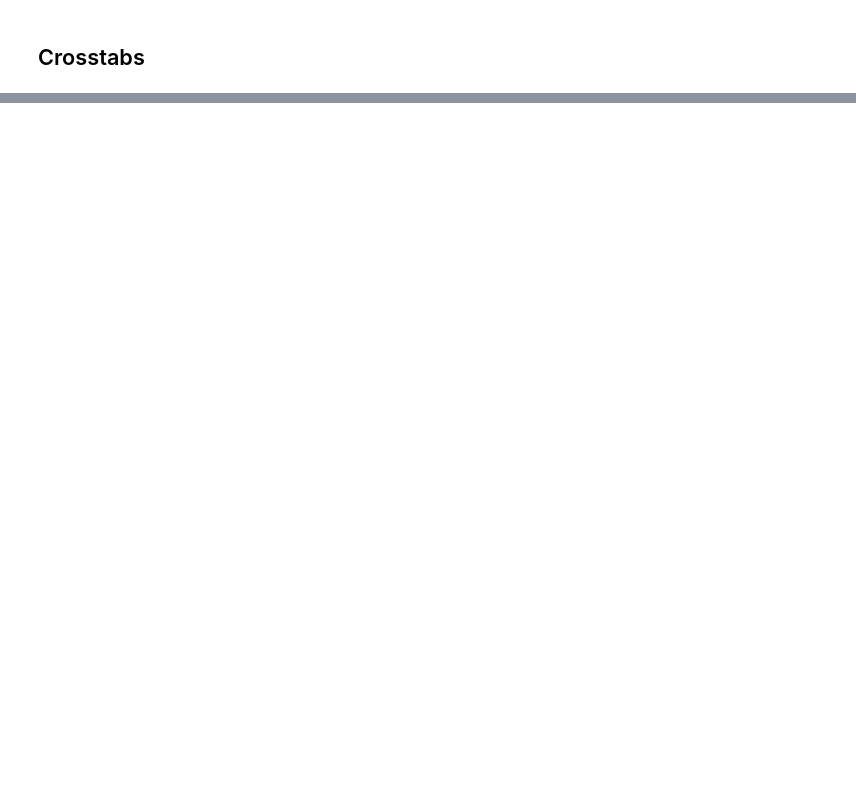
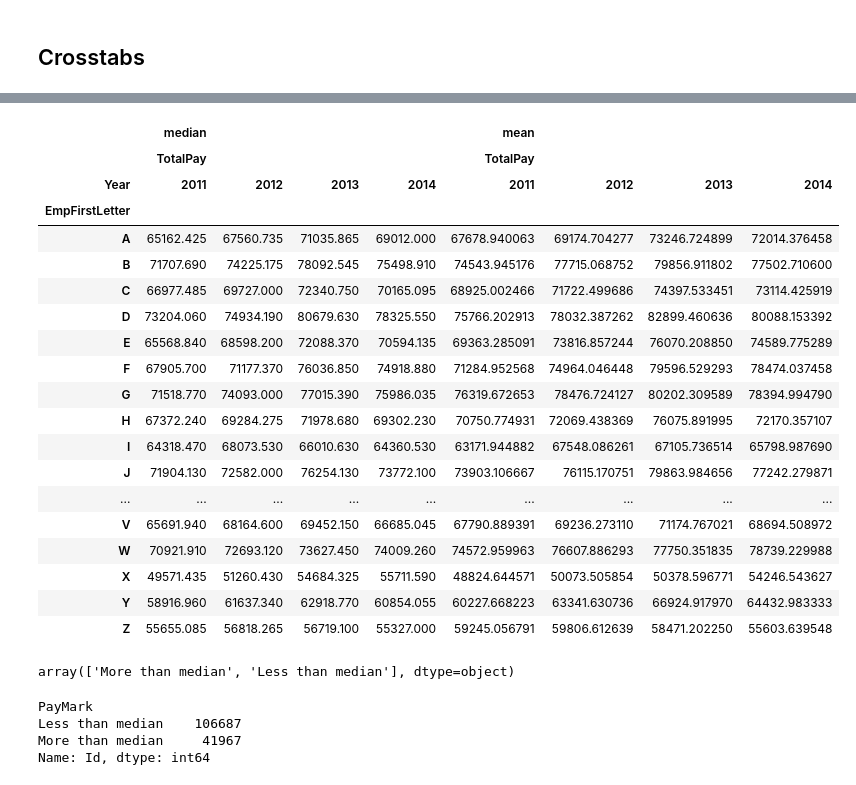
Before and after one commit to HydPy/HydPy-meetups, a Jupyter notebook: HydPy-da-part1.ipynb, the cells around one changed output, grey strips where cells are left out. Saved outputs shown, nothing was run; the diff lists cells and outputs as text; code cells hidden in the pictures; blank space fills up the shorter version.

Commit message:
updated crosstabs, pivots, loc

```diff
--- a/HydPy-da-part1.ipynb
+++ b/HydPy-da-part1.ipynb
@@ -612,0 +1214,39 @@ u'0.18.1'
+# %%
+sal = pd.read_csv(r'Salaries.csv')
+# %%
+sal['EmpFirstLetter'] = sal.EmployeeName.str[:1]
+sal.pivot_table(index=['EmpFirstLetter'], columns=['Year'], values=['TotalPay'], aggfunc=[median, mean])
+# %% [output]
+|  | median |  |  |  | mean |  |  |  |
+|  | TotalPay |  |  |  | TotalPay |  |  |  |
+| Year | 2011 | 2012 | 2013 | 2014 | 2011 | 2012 | 2013 | 2014 |
+| EmpFirstLetter |  |  |  |  |  |  |  |  |
+| A | 65162.425 | 67560.735 | 71035.865 | 69012.000 | 67678.940063 | 69174.704277 | 73246.724899 | 72014.376458 |
+| B | 71707.690 | 74225.175 | 78092.545 | 75498.910 | 74543.945176 | 77715.068752 | 79856.911802 | 77502.710600 |
+| C | 66977.485 | 69727.000 | 72340.750 | 70165.095 | 68925.002466 | 71722.499686 | 74397.533451 | 73114.425919 |
+| D | 73204.060 | 74934.190 | 80679.630 | 78325.550 | 75766.202913 | 78032.387262 | 82899.460636 | 80088.153392 |
+| E | 65568.840 | 68598.200 | 72088.370 | 70594.135 | 69363.285091 | 73816.857244 | 76070.208850 | 74589.775289 |
+| F | 67905.700 | 71177.370 | 76036.850 | 74918.880 | 71284.952568 | 74964.046448 | 79596.529293 | 78474.037458 |
+| G | 71518.770 | 74093.000 | 77015.390 | 75986.035 | 76319.672653 | 78476.724127 | 80202.309589 | 78394.994790 |
+| H | 67372.240 | 69284.275 | 71978.680 | 69302.230 | 70750.774931 | 72069.438369 | 76075.891995 | 72170.357107 |
+| I | 64318.470 | 68073.530 | 66010.630 | 64360.530 | 63171.944882 | 67548.086261 | 67105.736514 | 65798.987690 |
+| J | 71904.130 | 72582.000 | 76254.130 | 73772.100 | 73903.106667 | 76115.170751 | 79863.984656 | 77242.279871 |
+| ... | ... | ... | ... | ... | ... | ... | ... | ... |
+| V | 65691.940 | 68164.600 | 69452.150 | 66685.045 | 67790.889391 | 69236.273110 | 71174.767021 | 68694.508972 |
+| W | 70921.910 | 72693.120 | 73627.450 | 74009.260 | 74572.959963 | 76607.886293 | 77750.351835 | 78739.229988 |
+| X | 49571.435 | 51260.430 | 54684.325 | 55711.590 | 48824.644571 | 50073.505854 | 50378.596771 | 54246.543627 |
+| Y | 58916.960 | 61637.340 | 62918.770 | 60854.055 | 60227.668223 | 63341.630736 | 66924.917970 | 64432.983333 |
+| Z | 55655.085 | 56818.265 | 56719.100 | 55327.000 | 59245.056791 | 59806.612639 | 58471.202250 | 55603.639548 |
+# %%
+sal['PayMark'] = 'More than median'
+sal.loc[sal.TotalPay.le(100000), 'PayMark'] = 'Less than median'
+sal.PayMark.unique()
+# %% [output]
+array(['More than median', 'Less than median'], dtype=object)
+# %%
+sal.groupby('PayMark')['Id'].count()
+# %% [output]
+PayMark
+Less than median    106687
+More than median     41967
+Name: Id, dtype: int64
```
Also changed, not shown: parts of 87 cells of this notebook, 2 other files.
